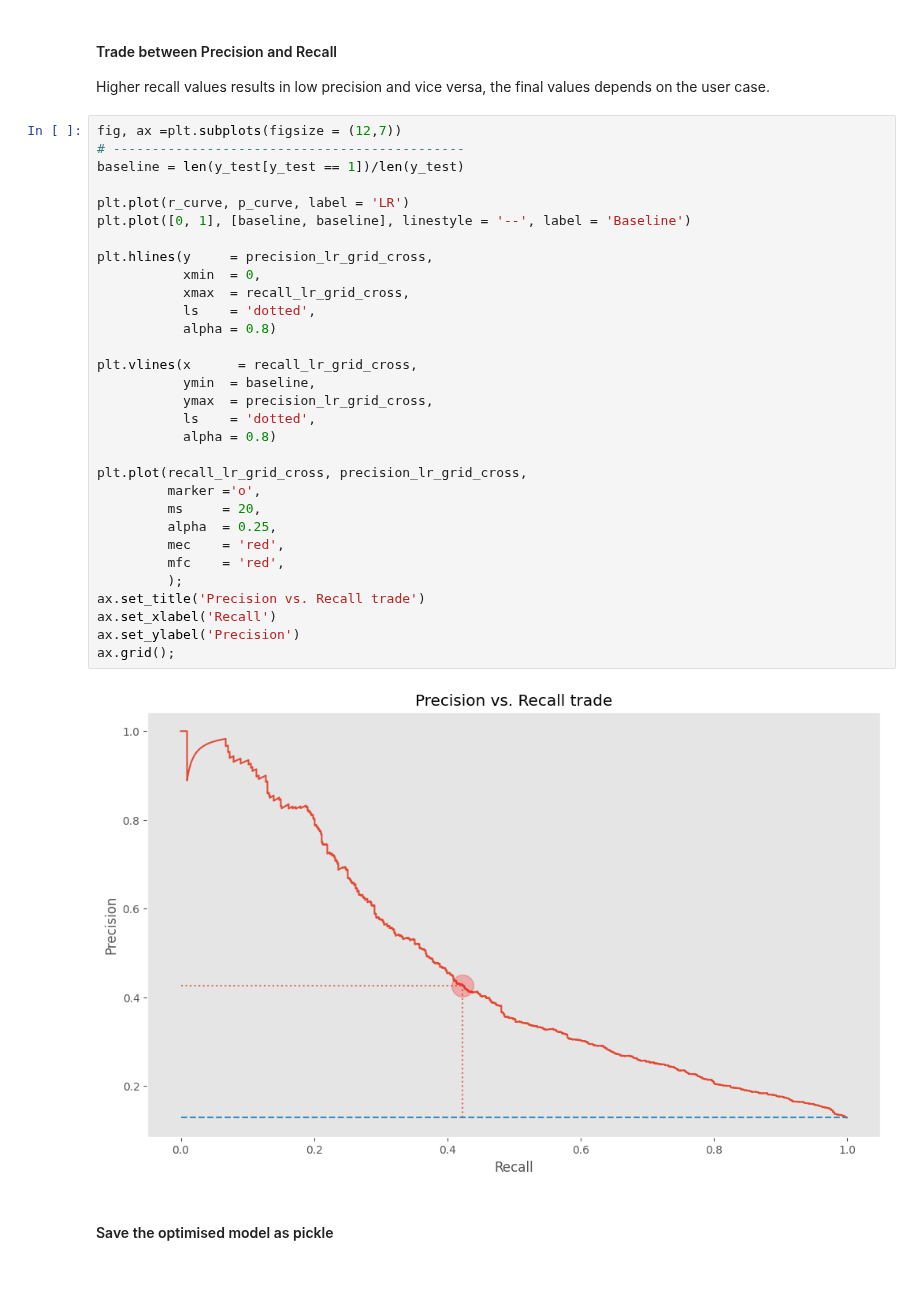
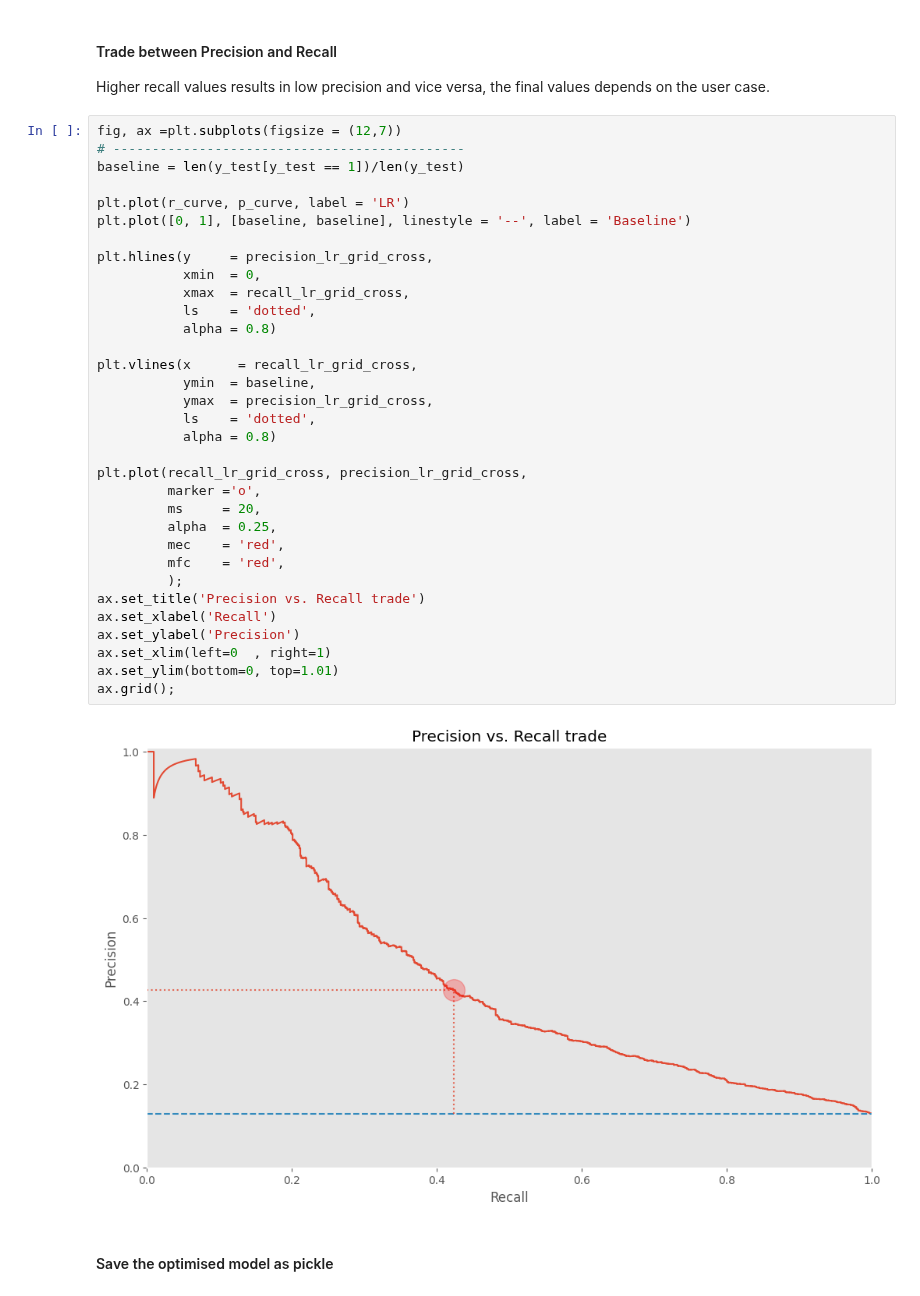
Before and after one commit to Joe-ElM/Used-Cars-Sales, a Jupyter notebook: Notebooks/4. LR Model.ipynb, the cells around one changed output. Drawn from its saved outputs; the diff is of its cells as text.

```diff
--- a/Notebooks/4. LR Model.ipynb
+++ b/Notebooks/4. LR Model.ipynb
@@ -340,34 +342,36 @@ fig, ax =plt.subplots(figsize = (12,7))
 # ---------------------------------------------
 baseline = len(y_test[y_test == 1])/len(y_test)
 
 plt.plot(r_curve, p_curve, label = 'LR')
 plt.plot([0, 1], [baseline, baseline], linestyle = '--', label = 'Baseline')
 
 plt.hlines(y     = precision_lr_grid_cross,
            xmin  = 0,
            xmax  = recall_lr_grid_cross,
            ls    = 'dotted',
            alpha = 0.8)
 
 plt.vlines(x      = recall_lr_grid_cross,
            ymin  = baseline,
            ymax  = precision_lr_grid_cross,
            ls    = 'dotted',
            alpha = 0.8)
 
 plt.plot(recall_lr_grid_cross, precision_lr_grid_cross,
          marker ='o',
          ms     = 20,
          alpha  = 0.25,
          mec    = 'red',
          mfc    = 'red',
          );
 ax.set_title('Precision vs. Recall trade')
 ax.set_xlabel('Recall')
 ax.set_ylabel('Precision')
+ax.set_xlim(left=0  , right=1)
+ax.set_ylim(bottom=0, top=1.01)
 ax.grid();
 # %% [output]
-[figure, old version]
+[figure, new version]
 # %% [markdown]
 #### Save the optimised model as pickle
 # %%
```
Also changed, not shown: parts of 1 cell of this notebook.
